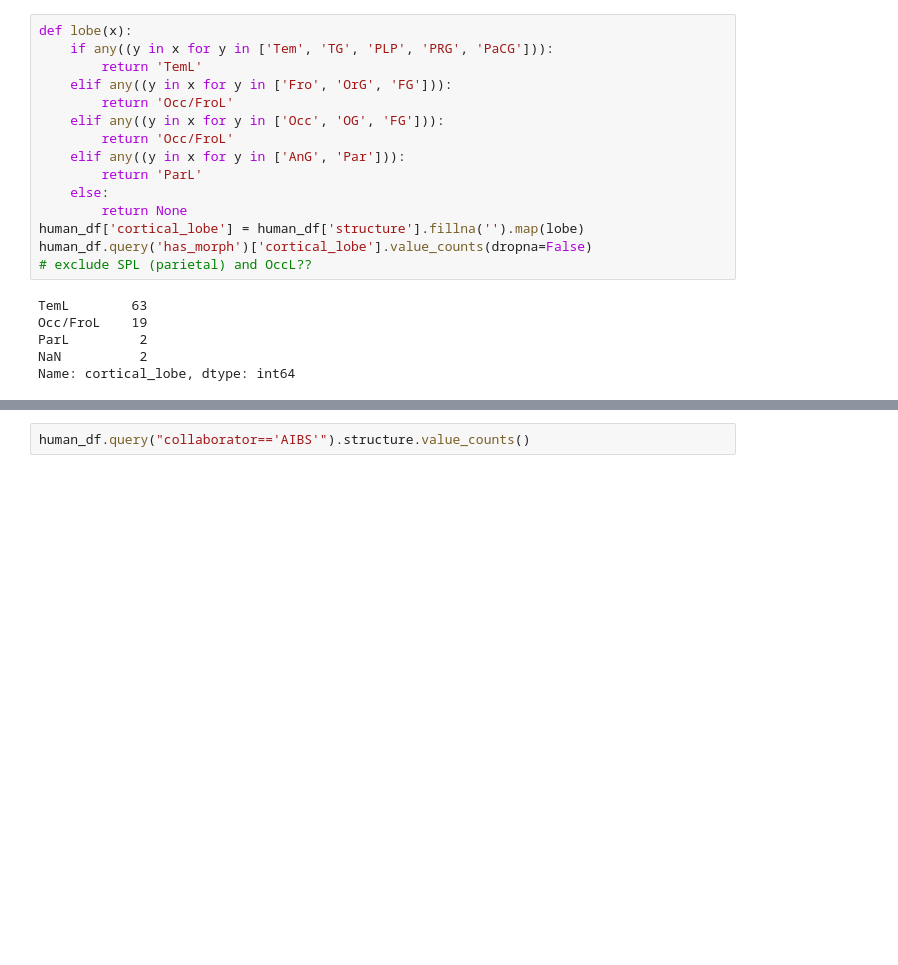
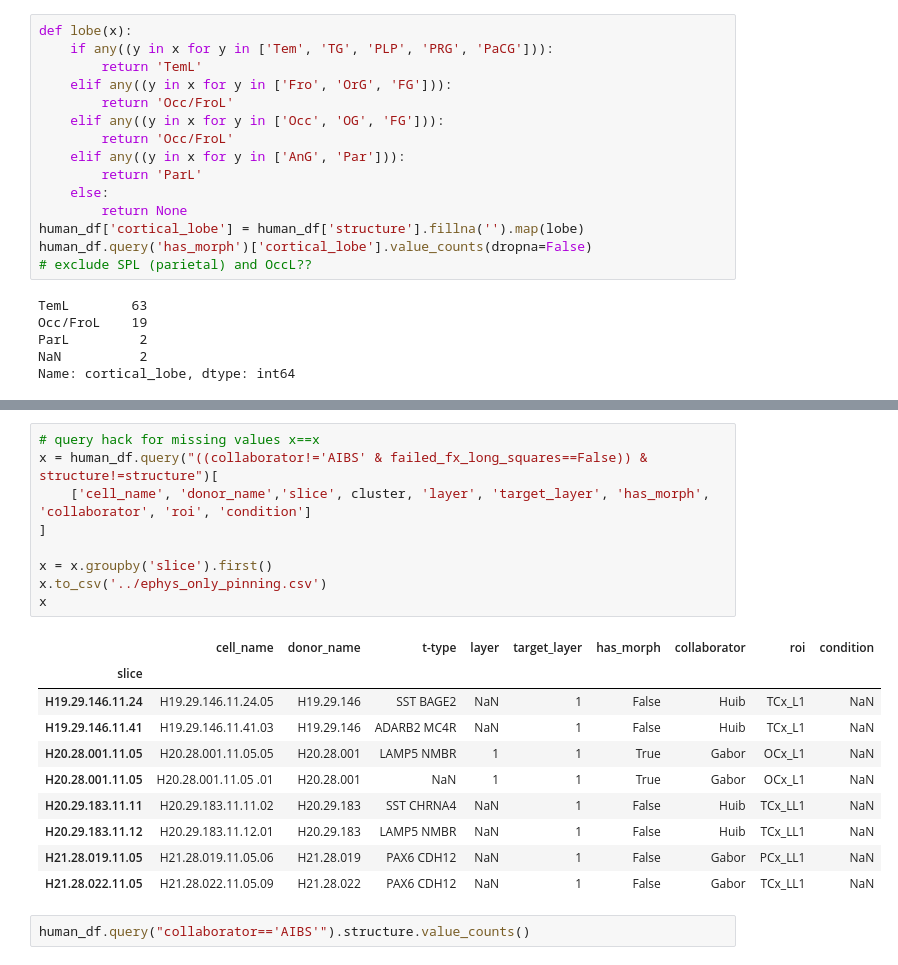
Before and after one commit to AllenInstitute/patchseq_human_L1, a Jupyter notebook: notebooks/l1_metadata_effects.ipynb, the cells around one changed output, grey strips where cells are left out. Drawn from its saved outputs; the diff is of its cells as text; blank space fills up the shorter version.

```diff
--- a/notebooks/l1_metadata_effects.ipynb
+++ b/notebooks/l1_metadata_effects.ipynb
@@ -103,6 +182,26 @@ x
 | 1154338548 | H22.26.404.11.06.02.01 | H22.26.404 | H22.26.404.11.06.02 | ADARB2 MC4R | None | 1 | False | AIBS | FCx_L1 | ... |
 | 665695931 | H18.03.003.11.05.01 | H18.03.003 | H18.03.003.11.05 | VIP PCDH20 | 1 | 2 | False | AIBS | TCx_L2 | ... |
 | 1111401181 | H21.06.353.11.04.01.02 | H21.06.353 | H21.06.353.11.04.01 | PAX6 TNFAIP8L3 | None | 1 | False | AIBS | TCx_L1 | ... |
+# %%
+# query hack for missing values x==x
+x = human_df.query("((collaborator!='AIBS' & failed_fx_long_squares==False)) & structure!=structure")[
+    ['cell_name', 'donor_name','slice', cluster, 'layer', 'target_layer', 'has_morph', 'collaborator', 'roi', 'condition']
+]
+
+x = x.groupby('slice').first()
+x.to_csv('../ephys_only_pinning.csv')
+x
+# %% [output]
+|  | cell_name | donor_name | t-type | layer | target_layer | has_morph | collaborator | roi | condition |
+| slice |  |  |  |  |  |  |  |  |  |
+| H19.29.146.11.24 | H19.29.146.11.24.05 | H19.29.146 | SST BAGE2 | NaN | 1 | False | Huib | TCx_L1 | NaN |
+| H19.29.146.11.41 | H19.29.146.11.41.03 | H19.29.146 | ADARB2 MC4R | NaN | 1 | False | Huib | TCx_L1 | NaN |
+| H20.28.001.11.05 | H20.28.001.11.05.05 | H20.28.001 | LAMP5 NMBR | 1 | 1 | True | Gabor | OCx_L1 | NaN |
+| H20.28.001.11.05 | H20.28.001.11.05 .01 | H20.28.001 | NaN | 1 | 1 | True | Gabor | OCx_L1 | NaN |
+| H20.29.183.11.11 | H20.29.183.11.11.02 | H20.29.183 | SST CHRNA4 | NaN | 1 | False | Huib | TCx_LL1 | NaN |
+| H20.29.183.11.12 | H20.29.183.11.12.01 | H20.29.183 | LAMP5 NMBR | NaN | 1 | False | Huib | TCx_LL1 | NaN |
+| H21.28.019.11.05 | H21.28.019.11.05.06 | H21.28.019 | PAX6 CDH12 | NaN | 1 | False | Gabor | PCx_LL1 | NaN |
+| H21.28.022.11.05 | H21.28.022.11.05.09 | H21.28.022 | PAX6 CDH12 | NaN | 1 | False | Gabor | TCx_LL1 | NaN |
 # %%
 human_df.query("collaborator=='AIBS'").structure.value_counts()
 # %% [output]
```
Also changed, not shown: parts of 13 cells of this notebook, 19 other files.
